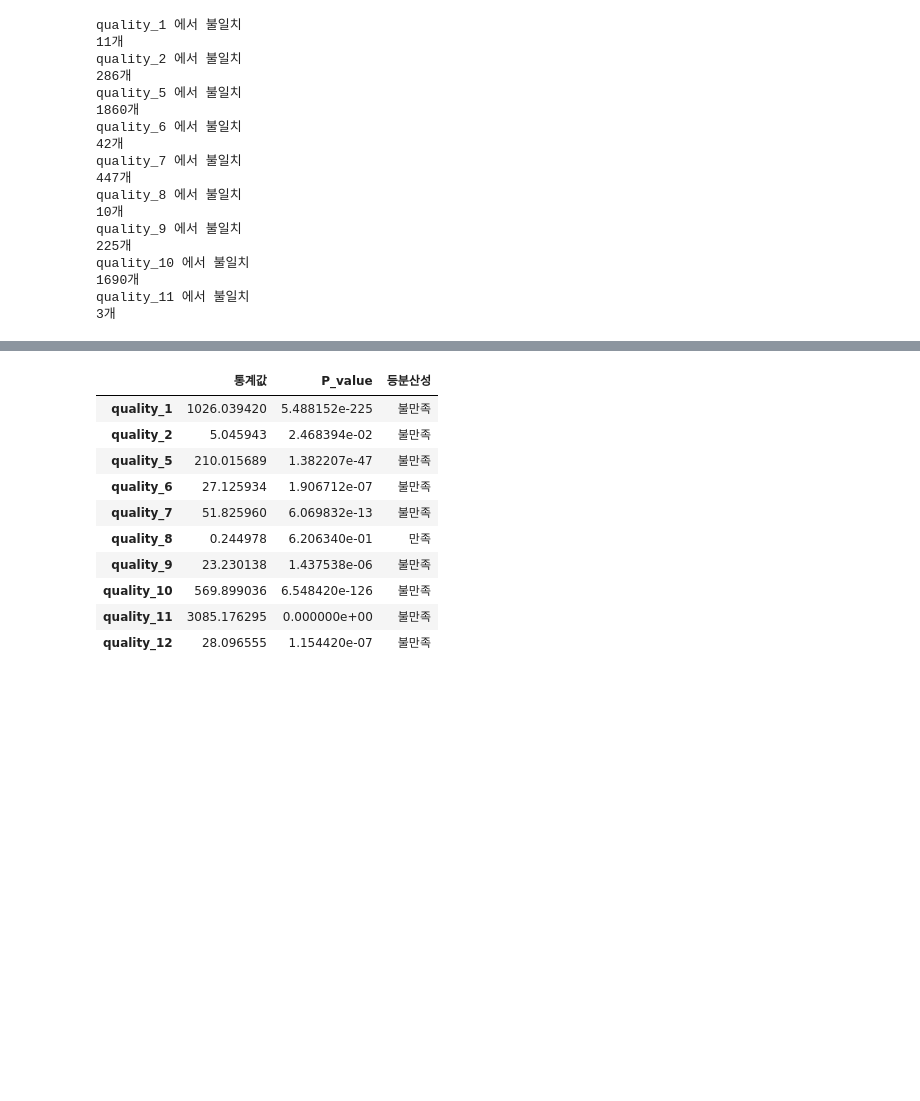
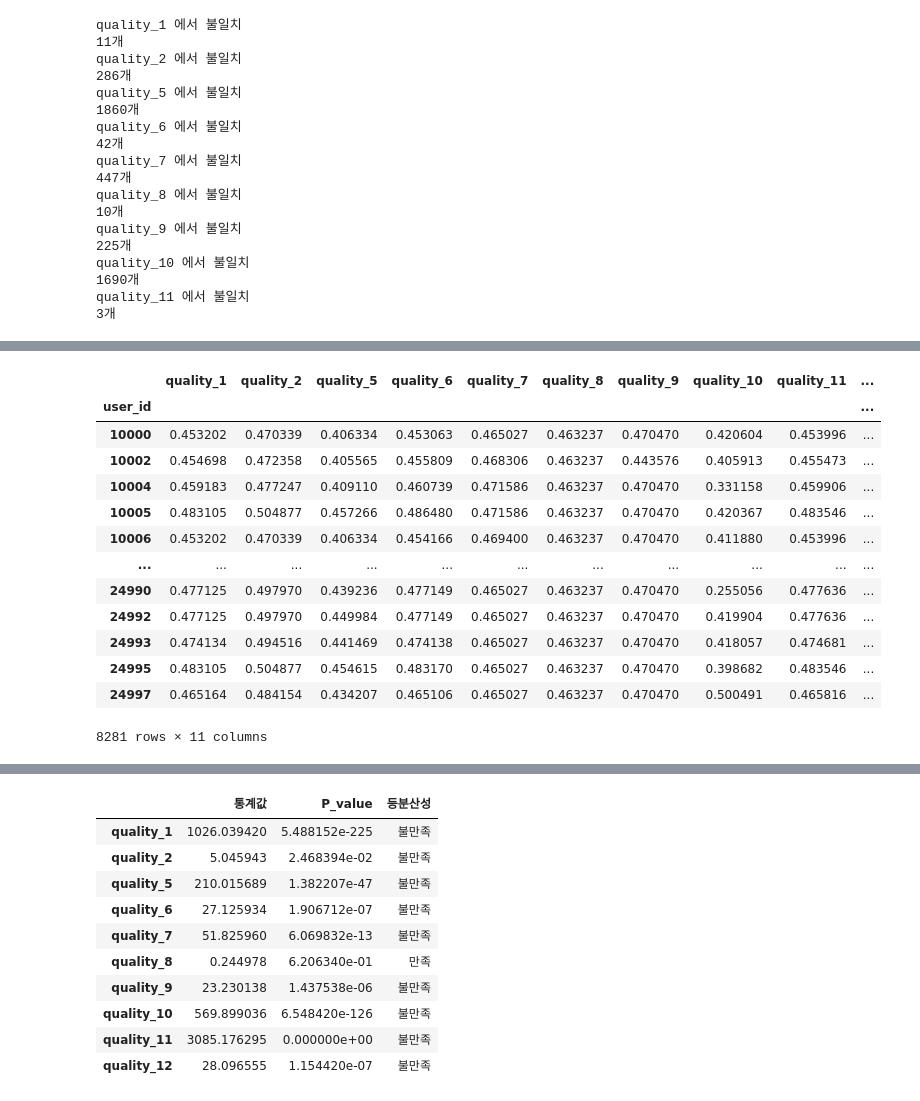
Before and after one commit to chojaeyoon/404, a Jupyter notebook: 식민지/멤제이/LG_EDA(카테고리_to_확률_퀼리티데이터).ipynb, the cells around one changed output, grey strips where cells are left out. Saved outputs shown, nothing was run; the diff lists cells and outputs as text; code cells hidden in the pictures; blank space fills up the shorter version.

```diff
--- a/식민지/멤제이/LG_EDA(카테고리_to_확률_퀼리티데이터).ipynb
+++ b/식민지/멤제이/LG_EDA(카테고리_to_확률_퀼리티데이터).ipynb
@@ -129,3 +131,15 @@ quality_11 에서 불일치
 
 train_qui3 = quality_categorize(train_qui2)
 test_qui3 = quality_categorize(test_qui2)
+# %%
+# 불일치가 사라졌는지 확인해본다.
+
+for col in cols:
+  qui_train = list(train_qui3[col].value_counts().index)
+  qui_test = list(test_qui3[col].value_counts().index)
+  print(col, '에서 불일치')
+  n = 0
+  for item in qui_test:
+    if item not in qui_train:
+      n +=1
+  print('{}개'.format(n))
@@ -131,0 +171,23 @@ test_qui3 = quality_categorize(test_qui2)
+# %%
+def probability(train, test):
+
+  cols = list(train.loc[:,'quality_1':'quality_12'].columns)
+
+  train['problems'] = train.user_id.isin(prob_list)
+  train_tr = train[train['problems']]
+  train_fls = train[train['problems'] != True]
+
+
+  for col in tqdm(cols):
+    temp_ori = train[col].value_counts()
+    temp_tr = train_tr[col].value_counts()
+    temp_fls = train_fls[col].value_counts()
+
+    ori = pd.DataFrame(temp_ori)
+    tr = pd.DataFrame(temp_tr)
+
+    probs = tr/ori
+    for ind in list(probs.index):
+      train[col][train[col] == ind] = probs.loc[ind,:].values[0]
+      test[col][test[col] == ind] = probs.loc[ind,:].values[0]
+  return train, test
@@ -173,0 +224,17 @@ prob_list = list(set(train_prob.user_id))
+# %%
+train_qui_prob.groupby(by = 'user_id').mean()
+# %% [output]
+|  | quality_1 | quality_2 | quality_5 | quality_6 | quality_7 | quality_8 | quality_9 | quality_10 | quality_11 | ... |
+| user_id |  |  |  |  |  |  |  |  |  | ... |
+| 10000 | 0.453202 | 0.470339 | 0.406334 | 0.453063 | 0.465027 | 0.463237 | 0.470470 | 0.420604 | 0.453996 | ... |
+| 10002 | 0.454698 | 0.472358 | 0.405565 | 0.455809 | 0.468306 | 0.463237 | 0.443576 | 0.405913 | 0.455473 | ... |
+| 10004 | 0.459183 | 0.477247 | 0.409110 | 0.460739 | 0.471586 | 0.463237 | 0.470470 | 0.331158 | 0.459906 | ... |
+| 10005 | 0.483105 | 0.504877 | 0.457266 | 0.486480 | 0.471586 | 0.463237 | 0.470470 | 0.420367 | 0.483546 | ... |
+| 10006 | 0.453202 | 0.470339 | 0.406334 | 0.454166 | 0.469400 | 0.463237 | 0.470470 | 0.411880 | 0.453996 | ... |
+| ... | ... | ... | ... | ... | ... | ... | ... | ... | ... | ... |
+| 24990 | 0.477125 | 0.497970 | 0.439236 | 0.477149 | 0.465027 | 0.463237 | 0.470470 | 0.255056 | 0.477636 | ... |
+| 24992 | 0.477125 | 0.497970 | 0.449984 | 0.477149 | 0.465027 | 0.463237 | 0.470470 | 0.419904 | 0.477636 | ... |
+| 24993 | 0.474134 | 0.494516 | 0.441469 | 0.474138 | 0.465027 | 0.463237 | 0.470470 | 0.418057 | 0.474681 | ... |
+| 24995 | 0.483105 | 0.504877 | 0.454615 | 0.483170 | 0.465027 | 0.463237 | 0.470470 | 0.398682 | 0.483546 | ... |
+| 24997 | 0.465164 | 0.484154 | 0.434207 | 0.465106 | 0.465027 | 0.463237 | 0.470470 | 0.500491 | 0.465816 | ... |
+8281 rows × 11 columns
```
Also changed, not shown: parts of 18 cells of this notebook, 1 other file.
